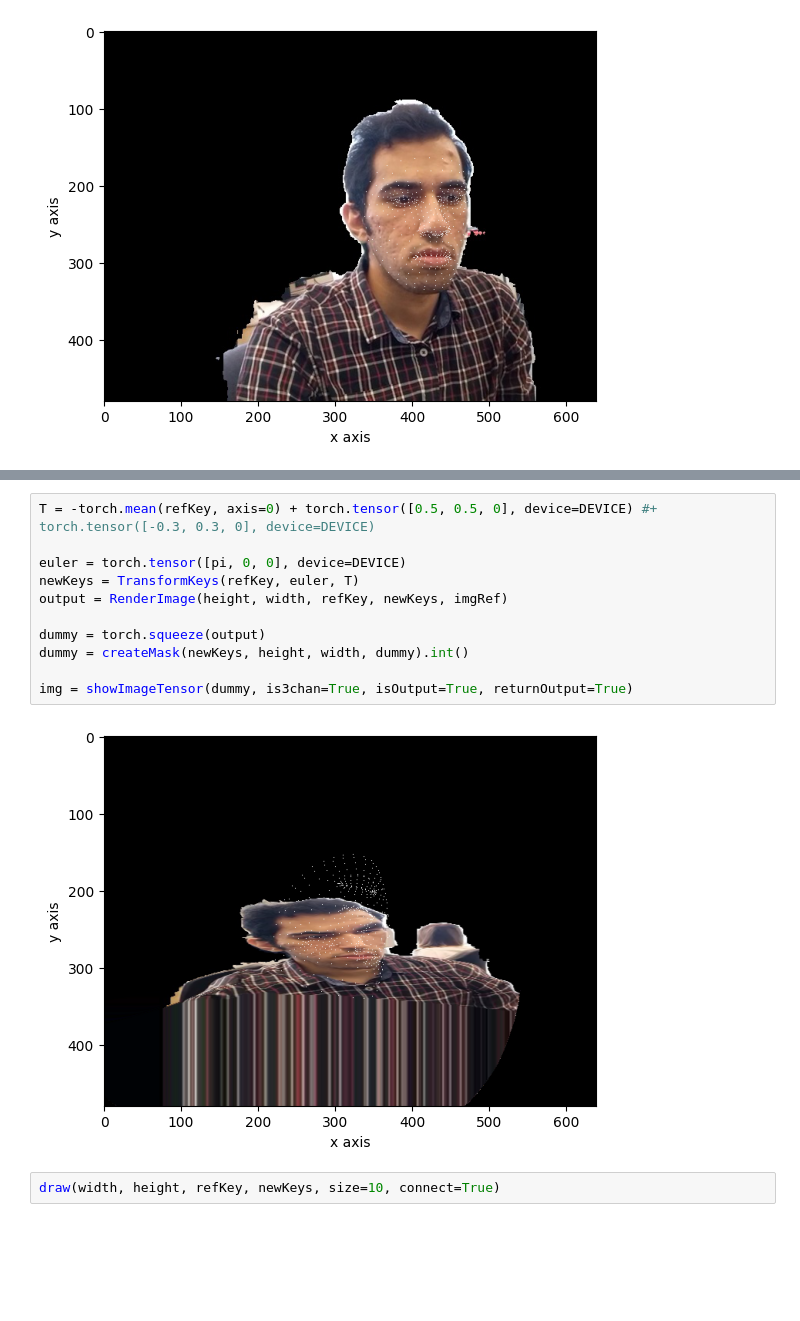
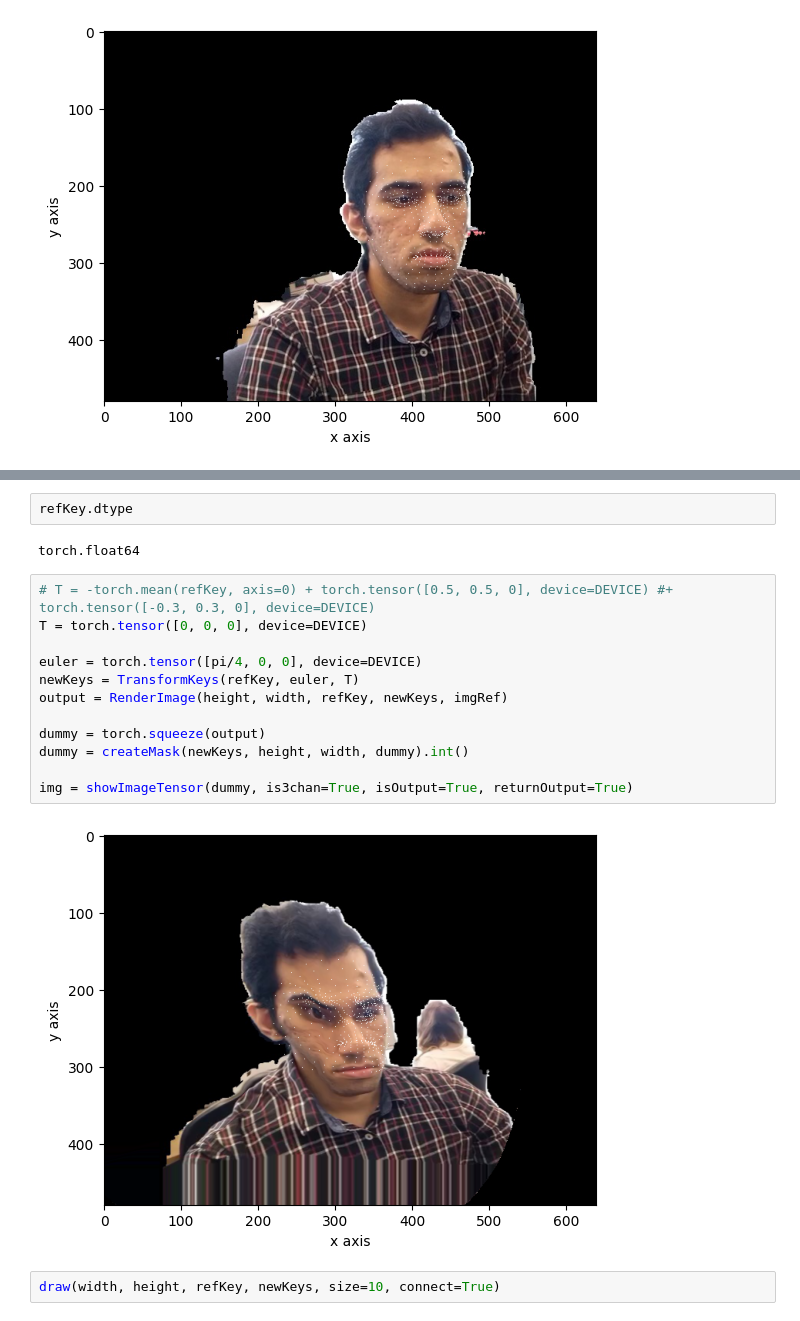
Before and after one commit to aminfadaei116/view-net, a Jupyter notebook: ViewNet notbook.ipynb, the cells around one changed output, grey strips where cells are left out. Saved outputs shown, nothing was run; the diff lists cells and outputs as text; blank space fills up the shorter version.

```diff
--- a/ViewNet notbook.ipynb
+++ b/ViewNet notbook.ipynb
@@ -91,16 +93,21 @@ out.release()
+# %%
+refKey.dtype
+# %% [output]
+torch.float64
 # %%
-T = -torch.mean(refKey, axis=0) + torch.tensor([0.5, 0.5, 0], device=DEVICE) #+ torch.tensor([-0.3, 0.3, 0], device=DEVICE)
+# T = -torch.mean(refKey, axis=0) + torch.tensor([0.5, 0.5, 0], device=DEVICE) #+ torch.tensor([-0.3, 0.3, 0], device=DEVICE)
+T = torch.tensor([0, 0, 0], device=DEVICE)
 
-euler = torch.tensor([pi, 0, 0], device=DEVICE)
+euler = torch.tensor([pi/4, 0, 0], device=DEVICE)
 newKeys = TransformKeys(refKey, euler, T)
 output = RenderImage(height, width, refKey, newKeys, imgRef)
 
 dummy = torch.squeeze(output)
 dummy = createMask(newKeys, height, width, dummy).int()
 
 img = showImageTensor(dummy, is3chan=True, isOutput=True, returnOutput=True)
 # %% [output]
-[figure, old version]
+[figure, new version]
 # %%
 draw(width, height, refKey, newKeys, size=10, connect=True)
 # %% [output]
```
Also changed, not shown: parts of 5 cells of this notebook, 3 other files.
